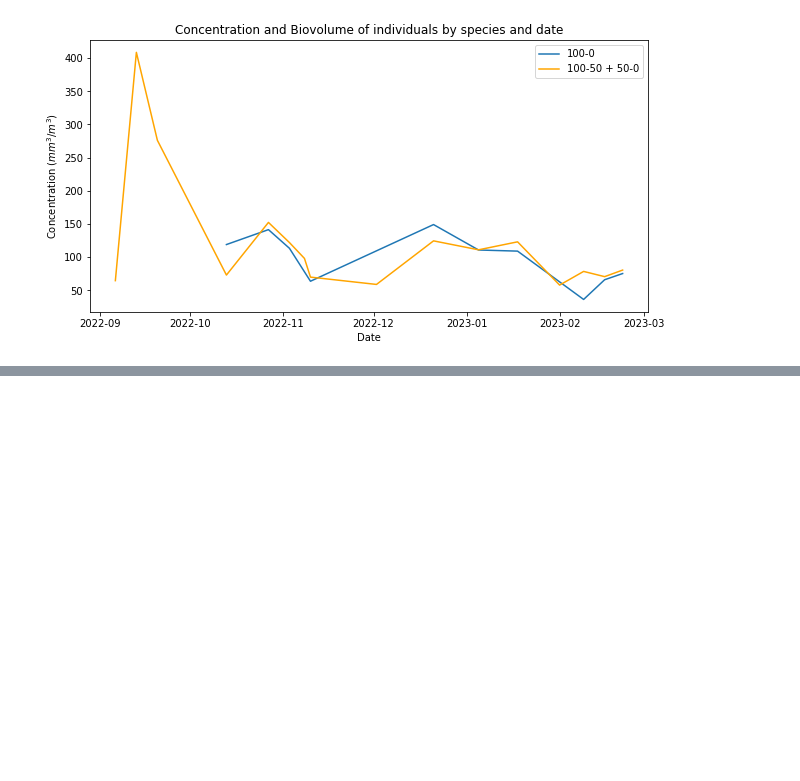
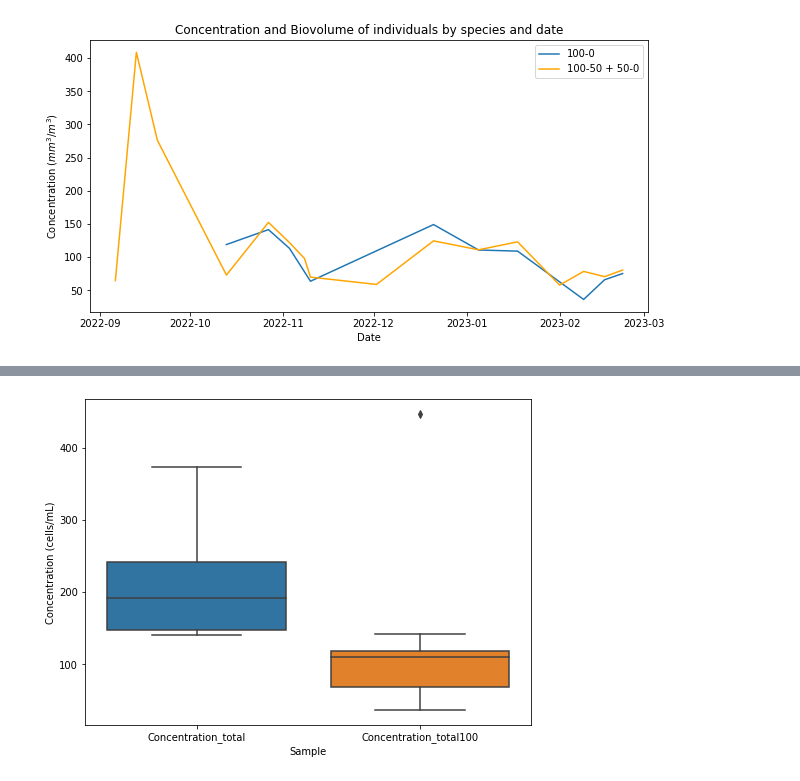
Before and after one commit to JerKeller/MP-Ecotaxa, a Jupyter notebook: ecotaxa_analysis.ipynb, the cells around one changed output, grey strips where cells are left out. Drawn from its saved outputs; the diff is of its cells as text; code cells hidden in the pictures; blank space fills up the shorter version.

```diff
--- a/ecotaxa_analysis.ipynb
+++ b/ecotaxa_analysis.ipynb
@@ -350,0 +564,10 @@ plt.show()
+# %%
+
+fig, ax = plt.subplots(figsize=(8, 6))
+sns.boxplot(data=merged[['Concentration_total', 'Concentration_total100']].abs(), ax=ax)
+ax.set_ylabel('Concentration (cells/mL)')
+ax.set_xlabel('Sample')
+ax.set_xticklabels(['Concentration_total', 'Concentration_total100'])
+plt.show()
+# %% [output]
+[figure, added]
```
Also changed, not shown: parts of 19 cells of this notebook.
